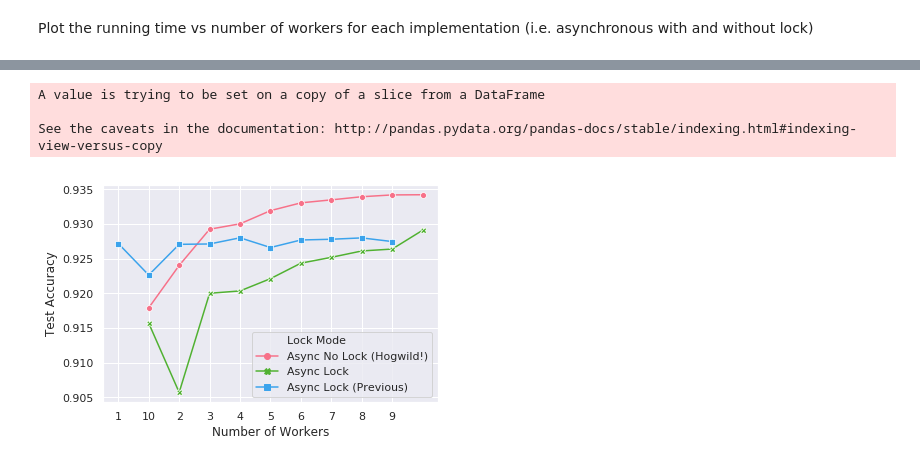
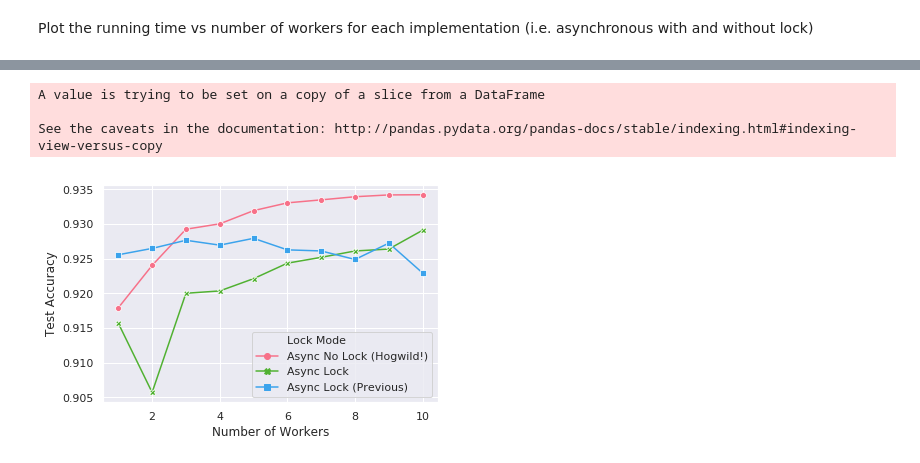
Before and after one commit to rusucosmin/hw, a Jupyter notebook: analysis/analysis-2.ipynb, the cells around one changed output, grey strips where cells are left out. Saved outputs shown, nothing was run; the diff lists cells and outputs as text; code cells hidden in the pictures.

```diff
--- a/analysis/analysis-2.ipynb
+++ b/analysis/analysis-2.ipynb
@@ -63,23 +64,24 @@ See the caveats in the documentation: http://pandas.pydata.org/pandas-docs/stabl
 # %%
 async_df = data[['lock', 'num_workers', 'test_accuracy']].groupby(['lock', 'num_workers']).median().reset_index()
 async_df.lock[async_df.lock == True] = 'Async Lock'
 async_df.lock[async_df.lock == False] = 'Async No Lock (Hogwild!)'
 
 hog_df = data_hog[['n_workers', 'accuracy_test']].groupby(['n_workers']).median().reset_index().rename(columns={'n_workers': 'num_workers', 'accuracy_test': 'test_accuracy'})
 hog_df['lock'] = 'Async Lock (Previous)'
 
 async_df = pd.concat([async_df, hog_df], sort=False)
+async_df['num_workers'] = pd.to_numeric(async_df['num_workers'])
 
 ax = sns.lineplot(x='num_workers', y='test_accuracy', hue='lock', style='lock', markers=True, dashes=False, palette=sns.color_palette("husl", 3), data=async_df)
 ax.set_xlabel('Number of Workers')
 ax.set_ylabel('Test Accuracy')
 legend = ax.legend()
 legend.texts[0].set_text('Lock Mode');
 # %% [output]
 A value is trying to be set on a copy of a slice from a DataFrame
 
 See the caveats in the documentation: http://pandas.pydata.org/pandas-docs/stable/indexing.html#indexing-view-versus-copy
-[figure, old version]
+[figure, new version]
 # %%
 async_df = data[['lock', 'num_workers', 'compute-time', 'epochs-stats']].groupby(['lock', 'num_workers']).agg({'compute-time':'median', 'epochs-stats':'first'}).reset_index()
 async_lock_df = async_df[async_df.lock == True]
```
Also changed, not shown: parts of 2 cells of this notebook.
